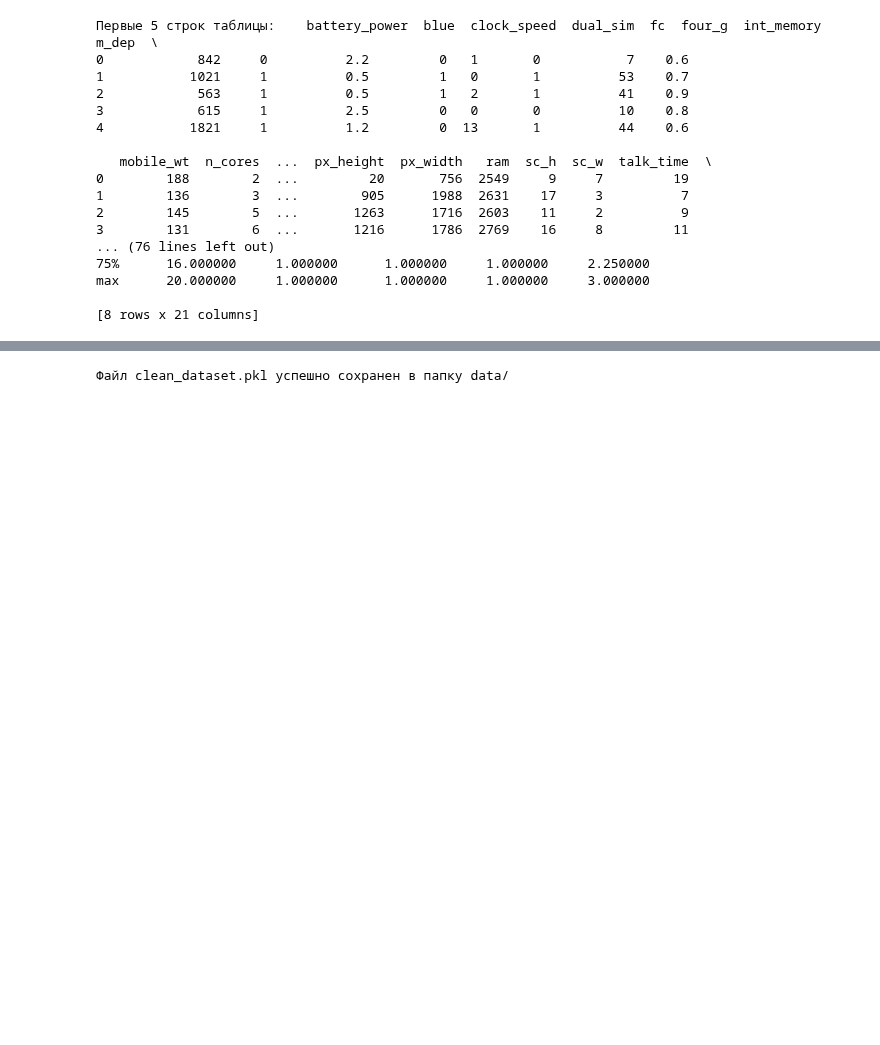
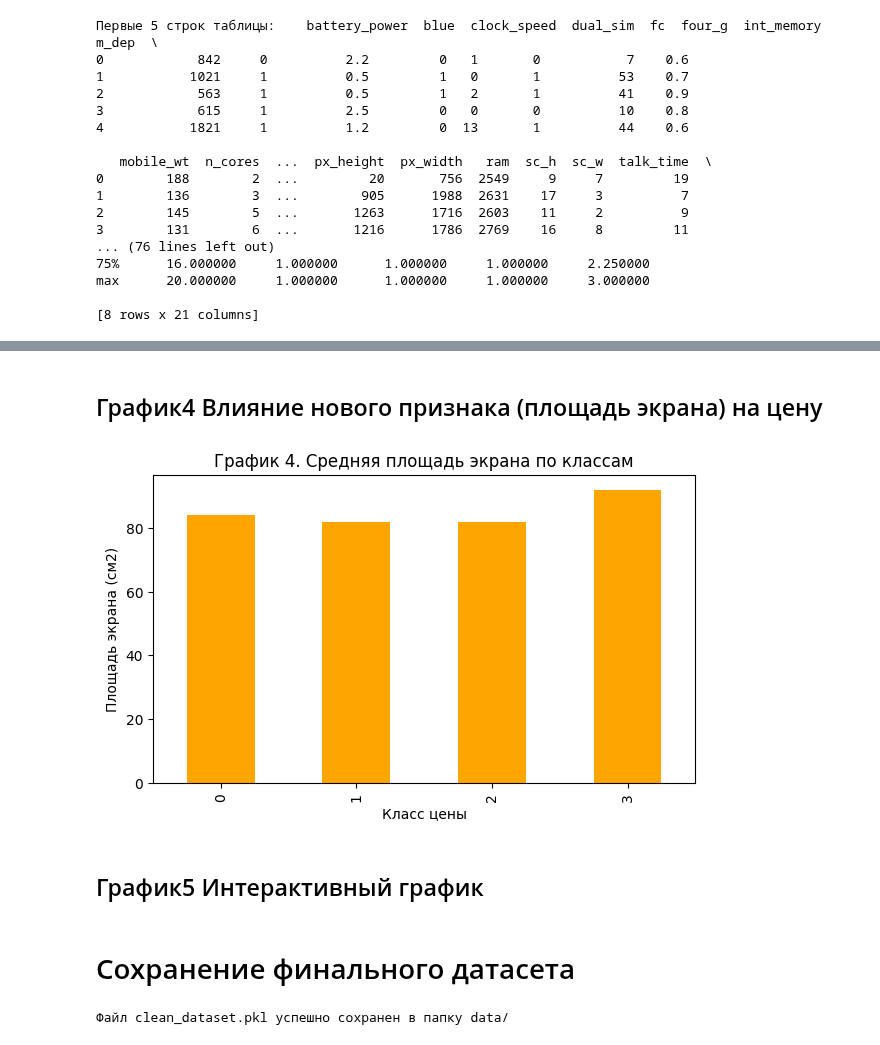
Before and after one commit to wwwmctss/PROJ1, a Jupyter notebook: eda/eda.ipynb, the cells around one changed output, grey strips where cells are left out. Saved outputs shown, nothing was run; the diff lists cells and outputs as text; code cells hidden in the pictures; blank space fills up the shorter version.

```diff
--- a/eda/eda.ipynb
+++ b/eda/eda.ipynb
@@ -124,0 +126,12 @@ NameError: name 'output_file' is not defined
+# %% [markdown]
+## График4 Влияние нового признака (площадь экрана) на цену
+# %%
+plt.figure(figsize=(7, 4))
+mf_clean.groupby('price_range')['screen_area'].mean().plot(kind='bar', color='orange')
+plt.title('График 4. Средняя площадь экрана по классам')
+plt.xlabel('Класс цены')
+plt.ylabel('Площадь экрана (см2)')
+plt.savefig('graph4.png', bbox_inches='tight')
+plt.show()
+# %% [output]
+[figure, added]
@@ -124,0 +140,2 @@ NameError: name 'output_file' is not defined
+# %% [markdown]
+## График5 Интерактивный график
@@ -125 +163,3 @@ NameError: name 'output_file' is not defined
+# %% [markdown]
+# Сохранение финального датасета
 # %%
```
Also changed, not shown: parts of 25 cells of this notebook, 8 other files.
